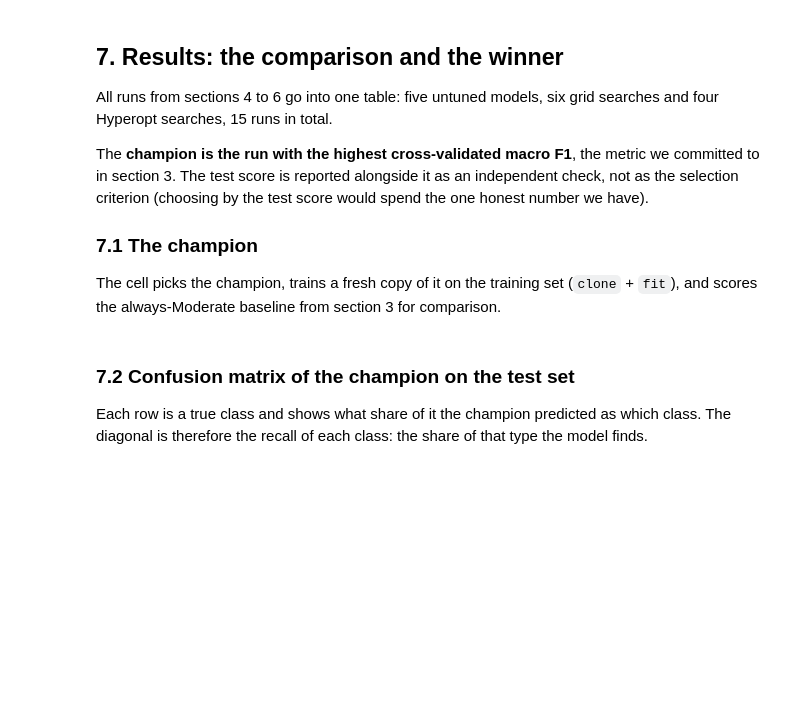
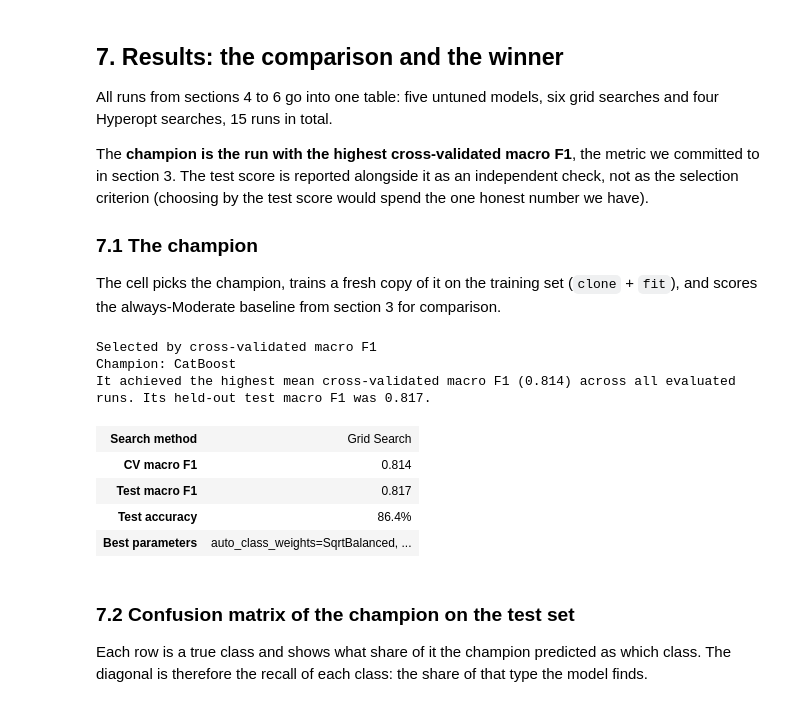
Before and after one commit to MaWeDu/big-five-personality, a Jupyter notebook: modeling.ipynb, the cells around one changed output. Saved outputs shown, nothing was run; the diff lists cells and outputs as text; code cells hidden in the pictures; blank space fills up the shorter version.

```diff
--- a/modeling.ipynb
+++ b/modeling.ipynb
@@ -817,15 +986,16 @@ models_config = {
             "classifier__min_samples_split": [2, 5],
         },
     },
-    "HistGradientBoosting": {
+    # Disabled in favor of the class-weighted configuration below, which is better suited to the imbalanced target distribution.
+    # "HistGradientBoosting": {
+    #     "pipeline": pipe_hgb,
+    #     "params": {
+    #         "classifier__learning_rate": [0.01, 0.05, 0.1],
+    #         "classifier__max_iter": [100, 200],
+    #     },
+    # },
+    "HistGradientBoosting (balanced)": {
         "pipeline": pipe_hgb,
-        "params": {
-            "classifier__learning_rate": [0.01, 0.05, 0.1],
-            "classifier__max_iter": [100, 200],
-        },
-    },
-    "HistGradientBoosting (balanced)": {
-        "pipeline": pipe_hgb_tuned,
         "params": {
             "classifier__max_leaf_nodes": [31, 32],
             "classifier__min_samples_leaf": [20, 60],
@@ -1592,12 +1984,17 @@ def result_rows(runs, tuning):
 
 # Use the tuned-run lists directly so the summary stays correct when searches are changed.
 grid_runs = [
-    {**run, "cv_score": run["mean_cv"]}
-    for run in temp_grid_runs
+    {**run, "cv_score": run["cv_score"]}
+    for run in results
+]
+
+hyperopt_runs = [
+    {**run, "cv_score": run["cv_score"]}
+    for run in hyperopt_results
 ]
 hyperopt_runs = [
-    {**run, "cv_score": run["mean_cv"]}
-    for run in temp_hyper_runs
+    {**run, "cv_score": run["cv_score"]}
+    for run in hyperopt_results
 ]
 all_runs = pd.DataFrame(
     result_rows(base_results, "none")
@@ -1619,33 +2016,42 @@ champion_pipeline.fit(X_train, y_train)
 majority_class = y_train.mode().iat[0]
 baseline_pred = np.full(shape=len(y_test), fill_value=majority_class, dtype=object)
 baseline_f1 = f1_score(y_test, baseline_pred, average="macro")
 
 def format_params(params):
     if not params:
         return "the default parameters"
     return ", ".join(
         f"{key.replace('classifier__', '')}={value}" for key, value in params.items()
     )
 
 why_selected = (
     f"It achieved the highest mean cross-validated macro F1 ({CHAMPION_CV:.3f}) "
     f"across all evaluated runs. Its held-out test macro F1 was {CHAMPION_TEST:.3f}."
 )
 
 display(HTML(f"""
 <div style="font-family:sans-serif; max-width:850px; background:{THEME['success_bg']}; border-left:5px solid {THEME['success_border']}; border-radius:6px; padding:16px; margin:12px 0;">
   <div style="font-size:13px; color:#555; margin-bottom:5px;">Selected by cross-validated macro F1</div>
   <h2 style="margin:0 0 8px; color:{THEME['primary']};">Champion: {CHAMPION_NAME}</h2>
   <p style="margin:0 0 10px;">{why_selected}</p>
   <table style="border-collapse:collapse; width:100%; background:#fff;">
     <tr><th style="text-align:left; padding:7px;">Search method</th><td style="padding:7px;">{CHAMPION_TUNING.title()}</td></tr>
     <tr><th style="text-align:left; padding:7px;">CV macro F1</th><td style="padding:7px;"><b>{CHAMPION_CV:.3f}</b></td></tr>
     <tr><th style="text-align:left; padding:7px;">Test macro F1</th><td style="padding:7px;">{CHAMPION_TEST:.3f}</td></tr>
     <tr><th style="text-align:left; padding:7px;">Test accuracy</th><td style="padding:7px;">{champion_test_acc:.1%}</td></tr>
     <tr><th style="text-align:left; padding:7px;">Best parameters</th><td style="padding:7px;">{format_params(champion_params)}</td></tr>
   </table>
 </div>
 """))
+# %% [output]
+Selected by cross-validated macro F1
+Champion: CatBoost
+It achieved the highest mean cross-validated macro F1 (0.814) across all evaluated runs. Its held-out test macro F1 was 0.817.
+| Search method | Grid Search |
+| CV macro F1 | 0.814 |
+| Test macro F1 | 0.817 |
+| Test accuracy | 86.4% |
+| Best parameters | auto_class_weights=SqrtBalanced, ... |
 # %% [markdown]
 ### 7.2 Confusion matrix of the champion on the test set
 
```
Also changed, not shown: parts of 16 cells of this notebook, 1 other file.
